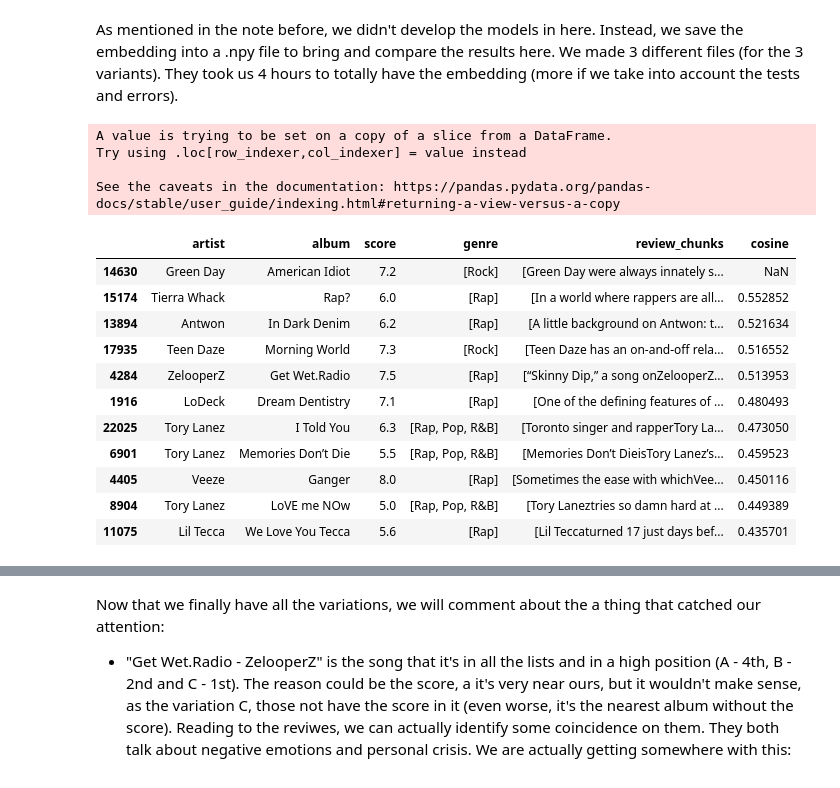
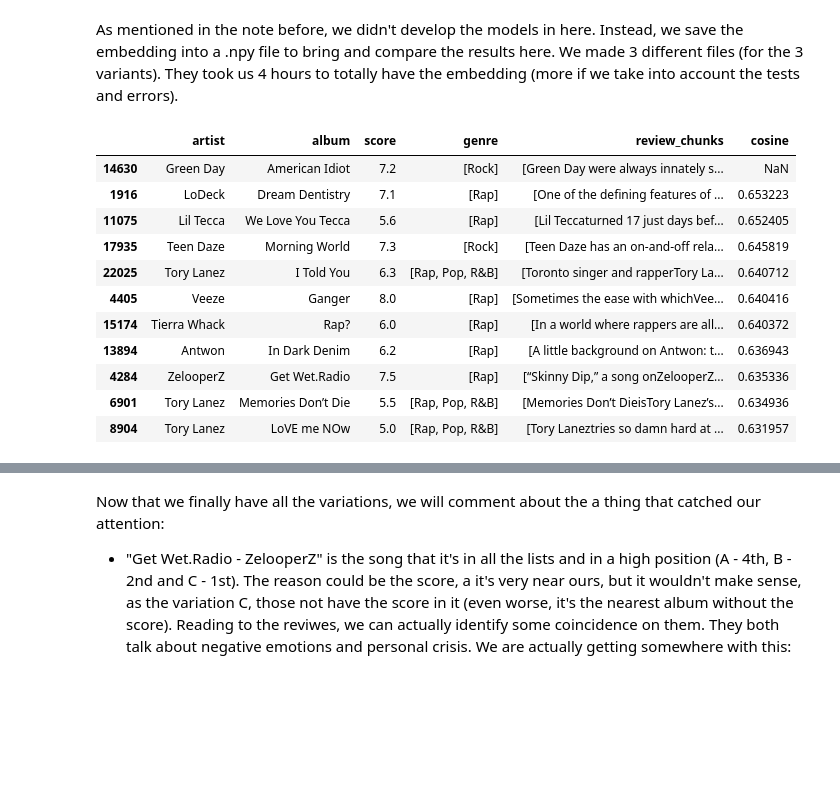
Before and after one commit to carlotaprosper/Music-Recommendator, a Jupyter notebook: enunciado_practica_recomendador_embeddings_modernos.ipynb, the cells around one changed output, grey strips where cells are left out. Drawn from its saved outputs; the diff is of its cells as text; code cells hidden in the pictures; blank space fills up the shorter version.

```diff
--- a/enunciado_practica_recomendador_embeddings_modernos.ipynb
+++ b/enunciado_practica_recomendador_embeddings_modernos.ipynb
@@ -890,12 +890,7 @@ cosine_sim_A = cosine_similarity(tdf_matrix_A)
 cosine_sim_B = cosine_similarity(tdf_matrix_B)
 cosine_sim_C = cosine_similarity(tdf_matrix_C)
 # %%
-def get_recommendations(album_title, cosine_sim=None, music_repres=None):
-
-    #You found an Easter Egg. You will see later why is this format used...
-    if album_title == 'Bananero':
-        return music_repres
-
+def get_recommendations(album_title, cosine_sim, music_repres):
     # Get the index of the album that matches the title
     idx = music_repres[music_repres['album'] == album_title].index[0]
 
@@ -908,9 +903,10 @@ def get_recommendations(album_title, cosine_sim=None, music_repres=None):
     # Get the indices of the 10 most similar albums
     sim_scores = sim_scores[1:11]
     album_indices = [i[0] for i in sim_scores]
+    album_scores = [i[1] for i in sim_scores]
 
     # Return the top 10 most similar albums
-    return music_repres['album'].iloc[album_indices], album_indices
+    return album_indices, album_scores
 # %%
 #VERSION A
 
@@ -1141,38 +1146,34 @@ As mentioned in the note before, we didn't develop the models in here. Instead,
 # %%
 #VERSION A
 
 embeddings_A = np.load('embeddings/bge_m3_embeddings_A.npy')
 
 cosine_sim_A = cosine_similarity(embeddings_A)
 
-table, indices = get_recommendations('American Idiot', cosine_sim_A, music_repres)
+indices, scores = get_recommendations('American Idiot', cosine_sim_A, music_repres)
 
 original = music_final[music_final['album'] == "American Idiot"] # Add the original album to the table of recommendations
 
-recommended = music_final.iloc[indices] # Get the recommended albums based on the indices obtained from the cosine similarity
+recommended = music_final.iloc[indices].copy() # Get the recommended albums based on the indices obtained from the cosine similarity
 
-recommended['cosine'] = cosine_sim_A[0][indices] # Add the cosine similarity scores to the recommended albums
+recommended['cosine'] = scores # Add the cosine similarity scores to the recommended albums
 
 recommended = recommended.sort_values(by='cosine', ascending=False)
 
 pd.concat([original, recommended]) # Concatenate the original album with the recommended albums to create a final table of recommendations
 # %% [output]
-A value is trying to be set on a copy of a slice from a DataFrame.
-Try using .loc[row_indexer,col_indexer] = value instead
-
-See the caveats in the documentation: https://pandas.pydata.org/pandas-docs/stable/user_guide/indexing.html#returning-a-view-versus-a-copy
 |  | artist | album | score | genre | review_chunks | cosine |
 | 14630 | Green Day | American Idiot | 7.2 | [Rock] | [Green Day were always innately s... | NaN |
-| 15174 | Tierra Whack | Rap? | 6.0 | [Rap] | [In a world where rappers are all... | 0.552852 |
-| 13894 | Antwon | In Dark Denim | 6.2 | [Rap] | [A little background on Antwon: t... | 0.521634 |
-| 17935 | Teen Daze | Morning World | 7.3 | [Rock] | [Teen Daze has an on-and-off rela... | 0.516552 |
-| 4284 | ZelooperZ | Get Wet.Radio | 7.5 | [Rap] | [“Skinny Dip,” a song onZelooperZ... | 0.513953 |
-| 1916 | LoDeck | Dream Dentistry | 7.1 | [Rap] | [One of the defining features of ... | 0.480493 |
-| 22025 | Tory Lanez | I Told You | 6.3 | [Rap, Pop, R&B] | [Toronto singer and rapperTory La... | 0.473050 |
-| 6901 | Tory Lanez | Memories Don’t Die | 5.5 | [Rap, Pop, R&B] | [Memories Don’t DieisTory Lanez’s... | 0.459523 |
-| 4405 | Veeze | Ganger | 8.0 | [Rap] | [Sometimes the ease with whichVee... | 0.450116 |
-| 8904 | Tory Lanez | LoVE me NOw | 5.0 | [Rap, Pop, R&B] | [Tory Laneztries so damn hard at ... | 0.449389 |
-| 11075 | Lil Tecca | We Love You Tecca | 5.6 | [Rap] | [Lil Teccaturned 17 just days bef... | 0.435701 |
+| 1916 | LoDeck | Dream Dentistry | 7.1 | [Rap] | [One of the defining features of ... | 0.653223 |
+| 11075 | Lil Tecca | We Love You Tecca | 5.6 | [Rap] | [Lil Teccaturned 17 just days bef... | 0.652405 |
+| 17935 | Teen Daze | Morning World | 7.3 | [Rock] | [Teen Daze has an on-and-off rela... | 0.645819 |
+| 22025 | Tory Lanez | I Told You | 6.3 | [Rap, Pop, R&B] | [Toronto singer and rapperTory La... | 0.640712 |
+| 4405 | Veeze | Ganger | 8.0 | [Rap] | [Sometimes the ease with whichVee... | 0.640416 |
+| 15174 | Tierra Whack | Rap? | 6.0 | [Rap] | [In a world where rappers are all... | 0.640372 |
+| 13894 | Antwon | In Dark Denim | 6.2 | [Rap] | [A little background on Antwon: t... | 0.636943 |
+| 4284 | ZelooperZ | Get Wet.Radio | 7.5 | [Rap] | [“Skinny Dip,” a song onZelooperZ... | 0.635336 |
+| 6901 | Tory Lanez | Memories Don’t Die | 5.5 | [Rap, Pop, R&B] | [Memories Don’t DieisTory Lanez’s... | 0.634936 |
+| 8904 | Tory Lanez | LoVE me NOw | 5.0 | [Rap, Pop, R&B] | [Tory Laneztries so damn hard at ... | 0.631957 |
 # %%
 embeddings_B = np.load('embeddings/bge_m3_embeddings_B.npy')
 
```
Also changed, not shown: parts of 28 cells of this notebook, 2 other files.
